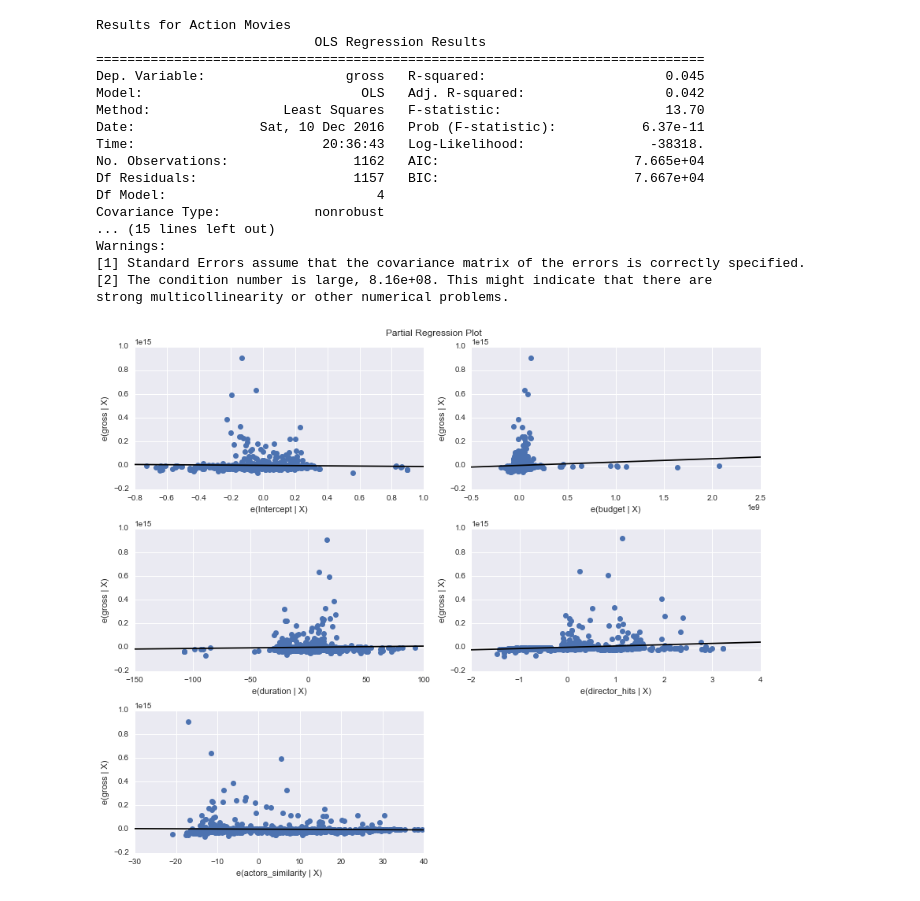
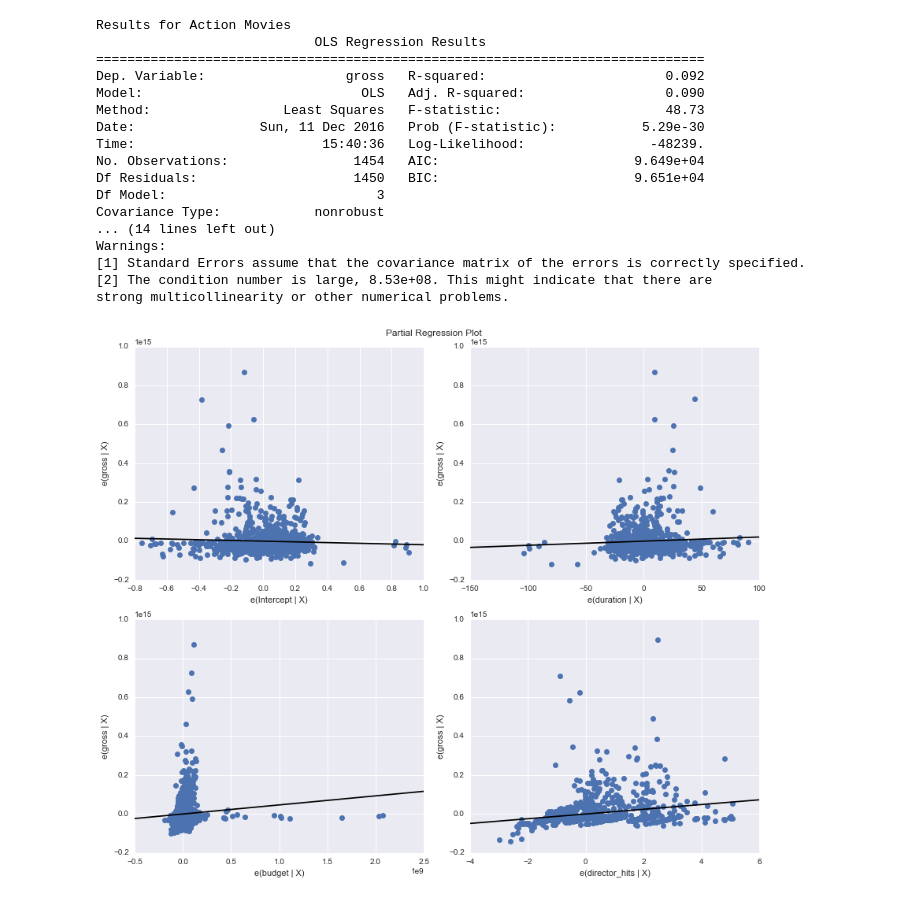
Before and after one commit to kacerchio/CS505-final-project, a Jupyter notebook: Regression.ipynb, the cells around one changed output. Drawn from its saved outputs; the diff is of its cells as text; code cells hidden in the pictures.

```diff
--- a/Regression.ipynb
+++ b/Regression.ipynb
@@ -96,8 +96,15 @@ movie_df['actors_similarity'] = movie_df.apply(lambda row: get_actors_similarity
 
 movies = get_movies(movie_df)
 
-def ols(data, feature1, feature2, feature3):
-    model = smf.ols(formula='gross ~ budget + duration + director_hits + actors_similarity', data=data).fit()
+def ols(data, features):
+    base = 'gross ~ '
+    for feature in features:
+        if features.index(feature) == 0:
+            base += feature
+        else:
+            base += ' + ' + feature
+
+    model = smf.ols(formula=base, data=data).fit()
     model.summary()
     print(model.summary())
 
@@ -139,24 +146,24 @@ Correlation between the director's number of successful movies and the movie tit
 # %%
 print('Results for ' + top_genres[0] + ' Movies')
-ols(movies[0], 'duration', 'director_hits', 'budget')
+ols(movies[0], ['duration', 'budget', 'director_hits'])
 # %% [output]
 Results for Action Movies
                             OLS Regression Results
 ==============================================================================
-Dep. Variable:                  gross   R-squared:                       0.045
-Model:                            OLS   Adj. R-squared:                  0.042
-Method:                 Least Squares   F-statistic:                     13.70
-Date:                Sat, 10 Dec 2016   Prob (F-statistic):           6.37e-11
-Time:                        20:36:43   Log-Likelihood:                -38318.
-No. Observations:                1162   AIC:                         7.665e+04
-Df Residuals:                    1157   BIC:                         7.667e+04
-Df Model:                           4
+Dep. Variable:                  gross   R-squared:                       0.092
+Model:                            OLS   Adj. R-squared:                  0.090
+Method:                 Least Squares   F-statistic:                     48.73
+Date:                Sun, 11 Dec 2016   Prob (F-statistic):           5.29e-30
+Time:                        15:40:36   Log-Likelihood:                -48239.
+No. Observations:                1454   AIC:                         9.649e+04
+Df Residuals:                    1450   BIC:                         9.651e+04
+Df Model:                           3
 Covariance Type:            nonrobust
-... (15 lines left out)
+... (14 lines left out)
 Warnings:
 [1] Standard Errors assume that the covariance matrix of the errors is correctly specified.
-[2] The condition number is large, 8.16e+08. This might indicate that there are
+[2] The condition number is large, 8.53e+08. This might indicate that there are
 strong multicollinearity or other numerical problems.
-[figure, old version]
+[figure, new version]
 # %%
 print('Results for ' + top_genres[1] + ' Movies')
```
Also changed, not shown: parts of 8 cells of this notebook.
